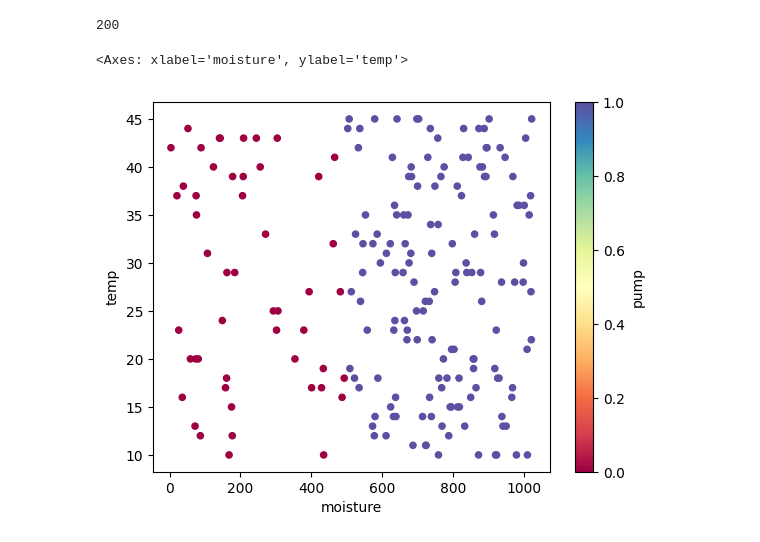
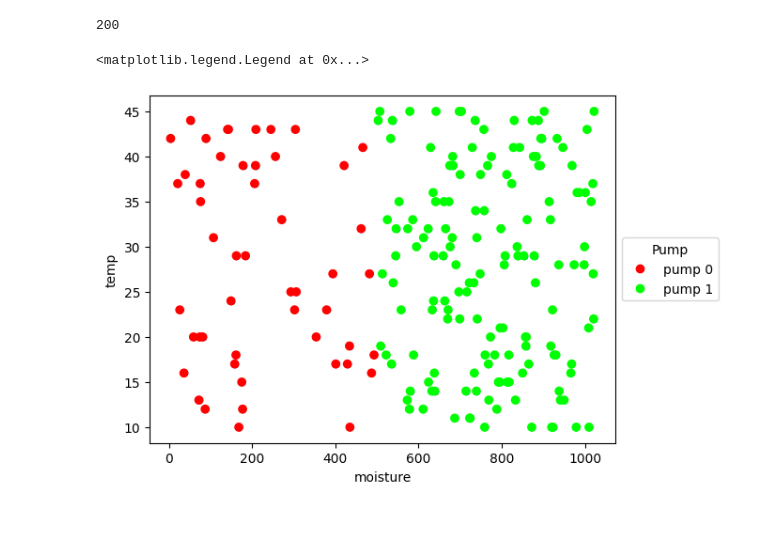
Before and after one commit to Jenloke/KNN-Activity, a Jupyter notebook: irrigation.ipynb, the cells around one changed output. Cells and saved outputs as stored; diff of their text form; code cells hidden in the pictures.

Commit message:
modified plot code

```diff
--- a/irrigation.ipynb
+++ b/irrigation.ipynb
@@ -21,11 +23,23 @@ irrigation_table.dropna()
 len(irrigation_table.index)
 # %% [output]
 200
-# %%
-irrigation_table.plot.scatter(x='moisture', y='temp', c='pump', colormap='Spectral')
-# %% [output]
-<Axes: xlabel='moisture', ylabel='temp'>
-[figure, removed]
+# %%
+irrigation_table.plot.scatter(x='moisture', y='temp')
+
+cmap = ListedColormap([[1,0,0], [0,1,0]])
+
+sp_names = ['pump 0', 'pump 1']
+
+# use plt.scatter for color customization
+scatplot = plt.pyplot.scatter(irrigation_table.moisture, irrigation_table.temp, c=irrigation_table.pump, cmap=cmap)
+
+# add plot legend
+plt.pyplot.legend(handles=scatplot.legend_elements()[0],
+           labels=sp_names,
+           title="Pump", loc='center left', bbox_to_anchor=(1.0, 0.5))
+# %% [output]
+<matplotlib.legend.Legend at 0x...>
+[figure, added]
 # %%
 moisture_min, moisture_max = irrigation_table['moisture'].min(), irrigation_table['moisture'].max()
 temp_min, temp_max = irrigation_table['temp'].min(), irrigation_table['temp'].max()
```
Also changed, not shown: parts of 3 cells of this notebook.
